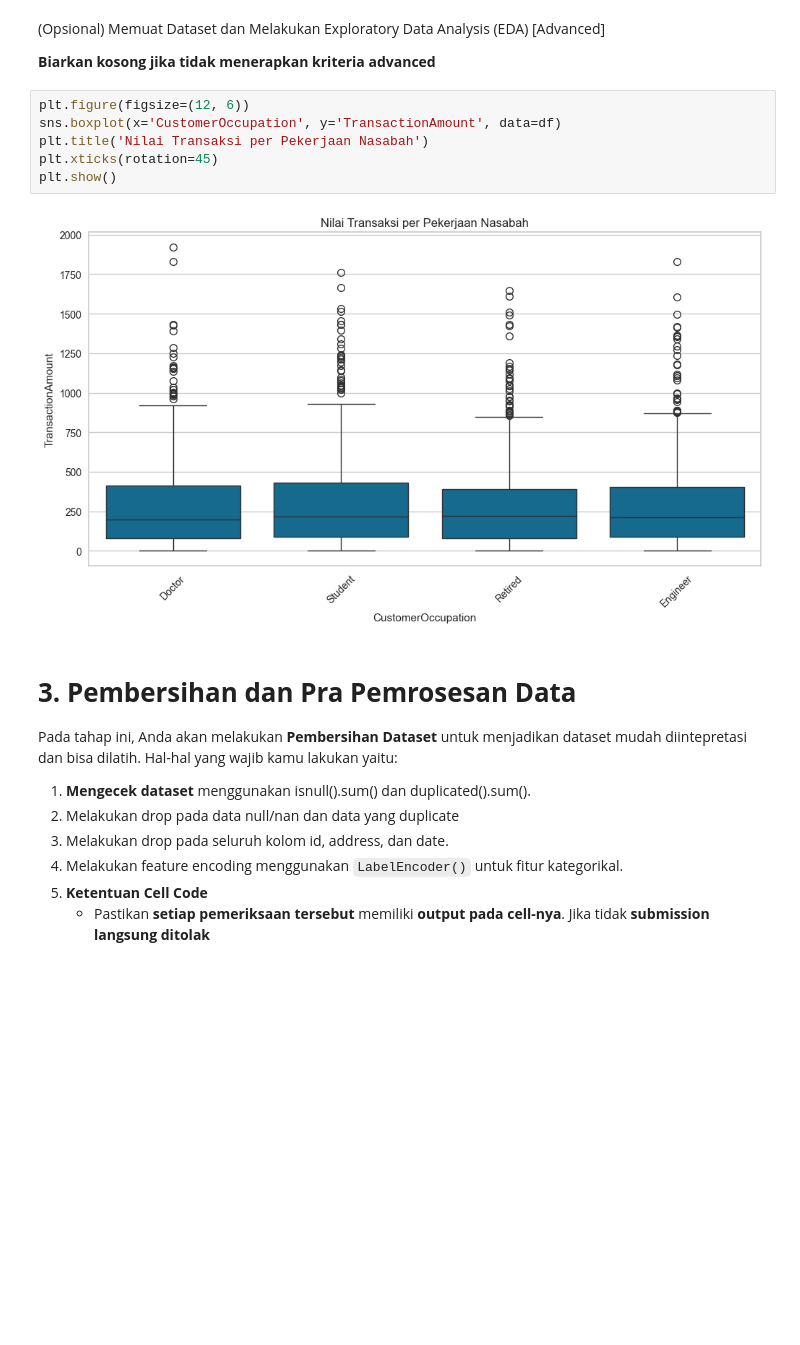
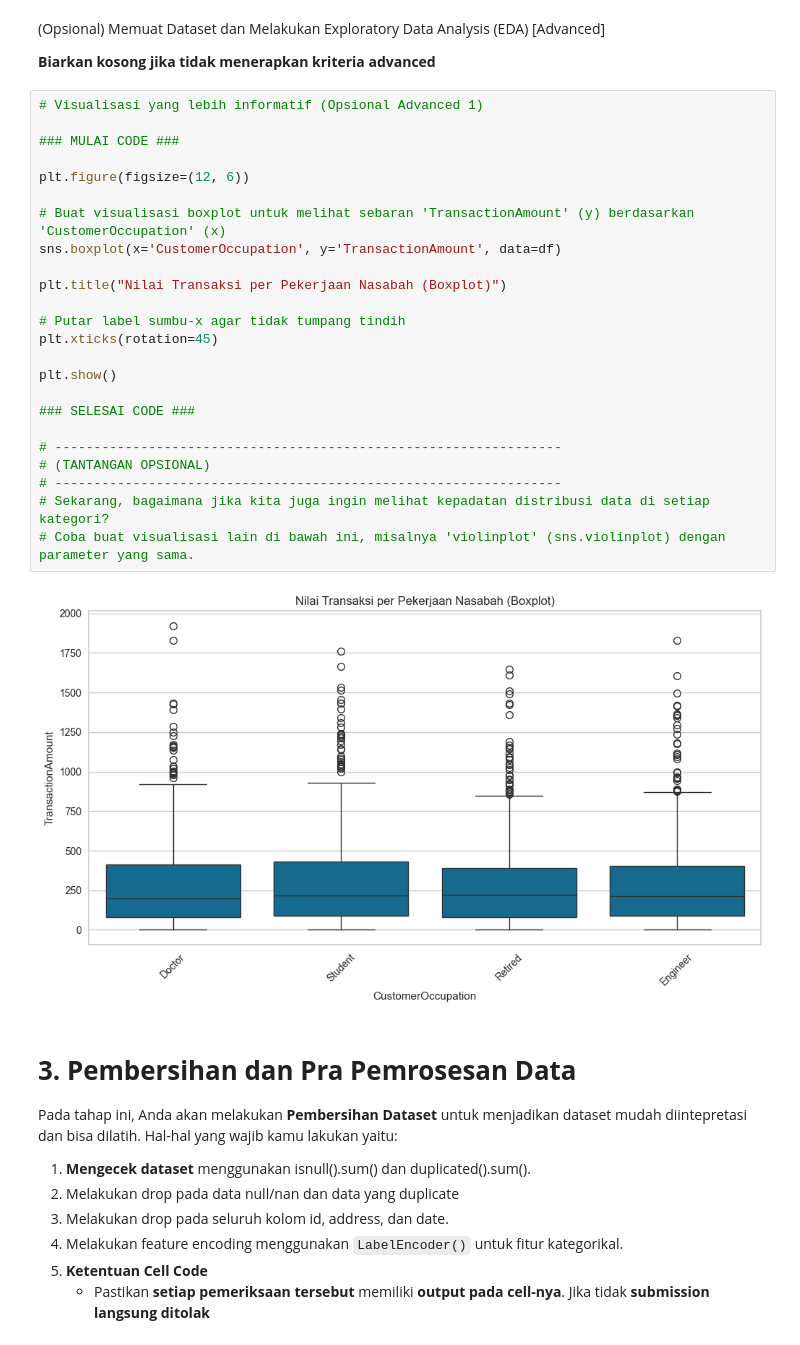
Before and after one commit to yusufsaputrah/py-machine-learning, a Jupyter notebook: [Clustering]_Submission_Akhir_BMLP_Your_Name.ipynb, the cells around one changed output. Drawn from its saved outputs; the diff is of its cells as text; blank space fills up the shorter version.

```diff
--- a/[Clustering]_Submission_Akhir_BMLP_Your_Name.ipynb
+++ b/[Clustering]_Submission_Akhir_BMLP_Your_Name.ipynb
@@ -173,14 +217,32 @@ plt.show()
 (Opsional) Memuat Dataset dan Melakukan Exploratory Data Analysis (EDA) [Advanced]
 
 **Biarkan kosong jika tidak menerapkan kriteria advanced**
-# %%
-plt.figure(figsize=(12, 6))
-sns.boxplot(x='CustomerOccupation', y='TransactionAmount', data=df)
-plt.title('Nilai Transaksi per Pekerjaan Nasabah')
-plt.xticks(rotation=45)
-plt.show()
-# %% [output]
-[figure, removed]
+# %%
+# Visualisasi yang lebih informatif (Opsional Advanced 1)
+
+### MULAI CODE ###
+
+plt.figure(figsize=(12, 6))
+
+# Buat visualisasi boxplot untuk melihat sebaran 'TransactionAmount' (y) berdasarkan 'CustomerOccupation' (x)
+sns.boxplot(x='CustomerOccupation', y='TransactionAmount', data=df)
+
+plt.title("Nilai Transaksi per Pekerjaan Nasabah (Boxplot)")
+
+# Putar label sumbu-x agar tidak tumpang tindih
+plt.xticks(rotation=45)
+
+plt.show()
+
+### SELESAI CODE ###
+
+# -----------------------------------------------------------------
+# (TANTANGAN OPSIONAL)
+# -----------------------------------------------------------------
+# Sekarang, bagaimana jika kita juga ingin melihat kepadatan distribusi data di setiap kategori?
+# Coba buat visualisasi lain di bawah ini, misalnya 'violinplot' (sns.violinplot) dengan parameter yang sama.
+# %% [output]
+[figure, added]
 # %% [markdown]
 # **3. Pembersihan dan Pra Pemrosesan Data**
 
```
Also changed, not shown: parts of 55 cells of this notebook, 7 other files.
